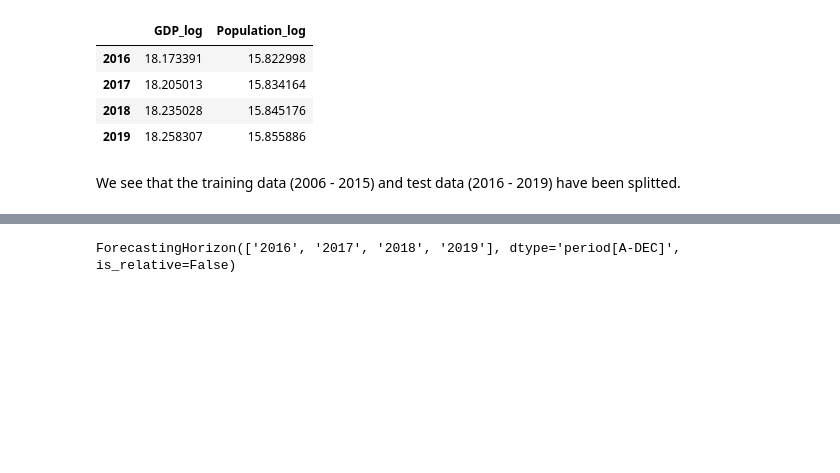
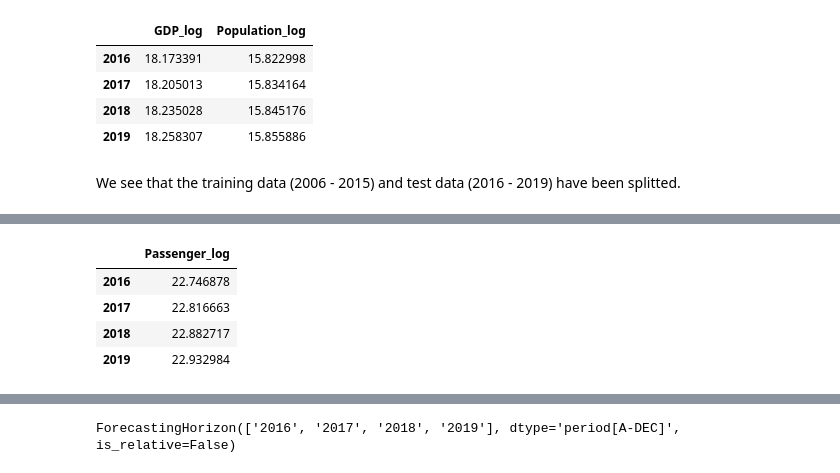
Before and after one commit to 91htjung/AirportBusinessAnalytics, a Jupyter notebook: 01-Forecast_Longterm_Econometric.ipynb, the cells around one changed output, grey strips where cells are left out. Saved outputs shown, nothing was run; the diff lists cells and outputs as text; code cells hidden in the pictures; blank space fills up the shorter version.

```diff
--- a/01-Forecast_Longterm_Econometric.ipynb
+++ b/01-Forecast_Longterm_Econometric.ipynb
@@ -283,0 +330,10 @@ We see that the training data (2006 - 2015) and test data (2016 - 2019) have bee
+# %%
+y_pred = regressor.predict(X_test)
+y_pred = pd.DataFrame(y_pred, index=X_test.index, columns=['Passenger_log'])
+y_pred
+# %% [output]
+|  | Passenger_log |
+| 2016 | 22.746878 |
+| 2017 | 22.816663 |
+| 2018 | 22.882717 |
+| 2019 | 22.932984 |
```
Also changed, not shown: parts of 17 cells of this notebook.
